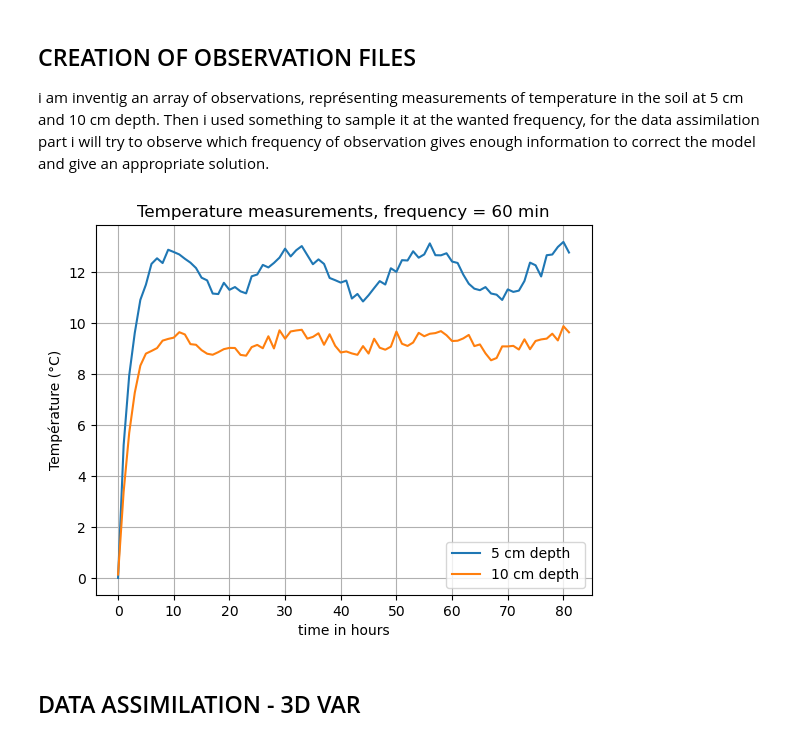
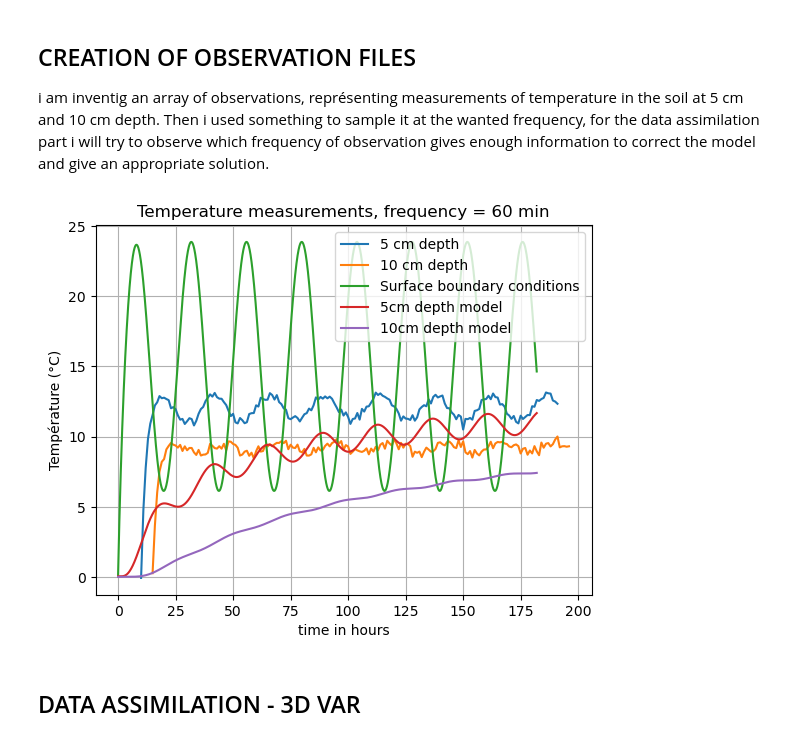
Before and after one commit to brune-RS/M2-Projet-numerique--Finite-difference--Data-assimilation-, a Jupyter notebook: generate_obs+3Dvar.ipynb, the cells around one changed output. Cells and saved outputs as stored; diff of their text form; code cells hidden in the pictures.

```diff
--- a/generate_obs+3Dvar.ipynb
+++ b/generate_obs+3Dvar.ipynb
@@ -14,7 +14,7 @@ from functions import *
 i am inventig an array of observations, représenting measurements of temperature in the soil at 5 cm and 10 cm depth. Then i used something to sample it at the wanted frequency, for the data assimilation part i will try to observe which frequency of observation gives enough information to correct the model and give an appropriate solution.
 # %%
  #paramètres
-limt=82*1
+limt=182*1
 dt=1/60
 tt=np.arange(0,limt,dt)
 freq=60  # minutes
@@ -23,6 +23,9 @@ limx=100
 dx=1
 xx=np.arange(0,limx,dx)
 
+Nt=len(tt)
+Nx=len(xx)
+
 s=5  #standard dev   gaussian
 mu=0   #moyenne gaussienne
 K=0.6  #thermal conductivity of soil
@@ -32,16 +35,21 @@ mes_5cm, true_5cm, tt_obs_5cm= obs_5(dt,limt,freq)
 
 mes_10cm, true_10cm, tt_obs_10cm= obs_10(dt,limt,freq)
 # %%
+Tf=euler_f(dx,dt,limt,plot=0)
 plt.plot(tt_obs_5cm, mes_5cm,label='5 cm depth')
 plt.plot(tt_obs_10cm, mes_10cm,label='10 cm depth')
+plt.plot(tt,Tf[:,0],label='Surface boundary conditions')
+
+plt.plot(tt,Tf[:,5],label='5cm depth model')
+plt.plot(tt,Tf[:,10],label='10cm depth model')
 
 plt.title('Temperature measurements, frequency = '+ str(freq)+' min')
 plt.xlabel('time in hours')
 plt.ylabel('Température (°C)')
 plt.legend()
 plt.grid()
 # %% [output]
-[figure, old version]
+[figure, new version]
 # %% [markdown]
 ## DATA ASSIMILATION - 3D VAR
 # %%
```
Also changed, not shown: parts of 5 cells of this notebook.
